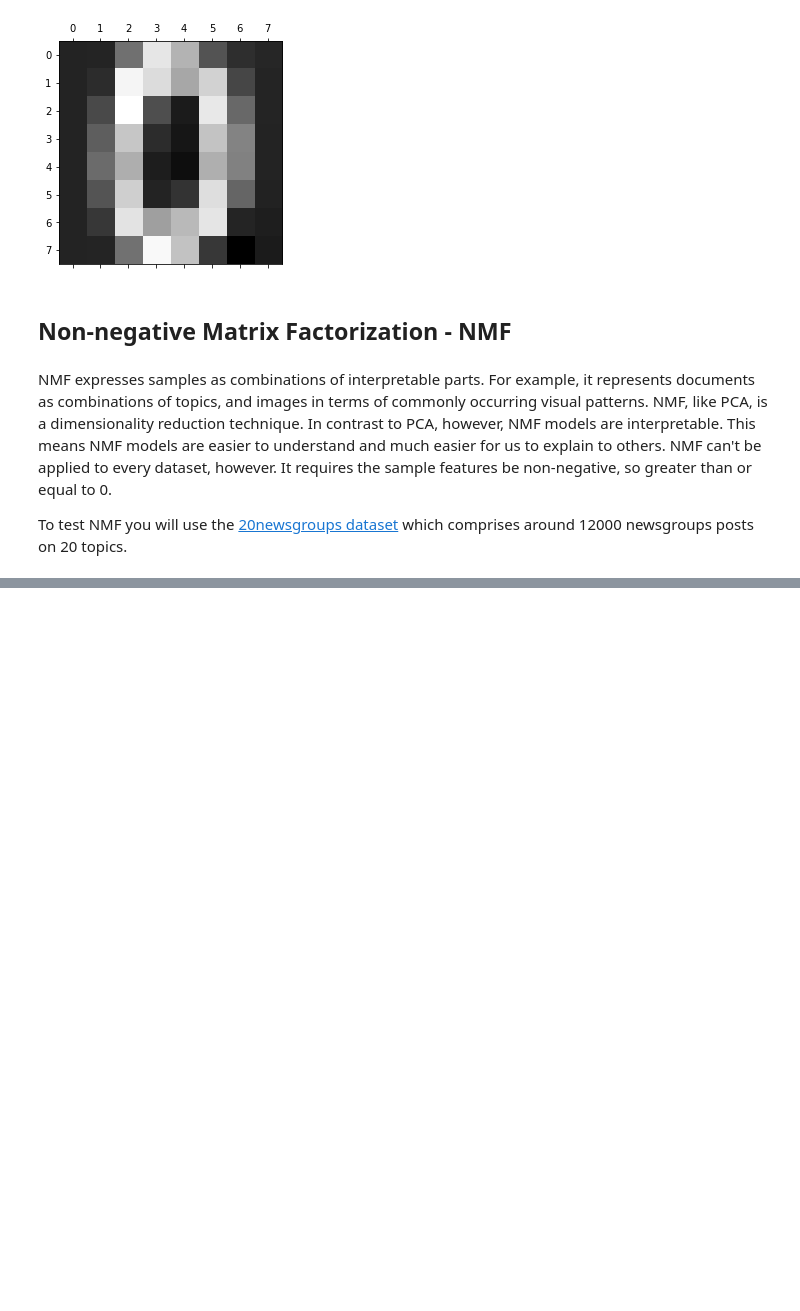
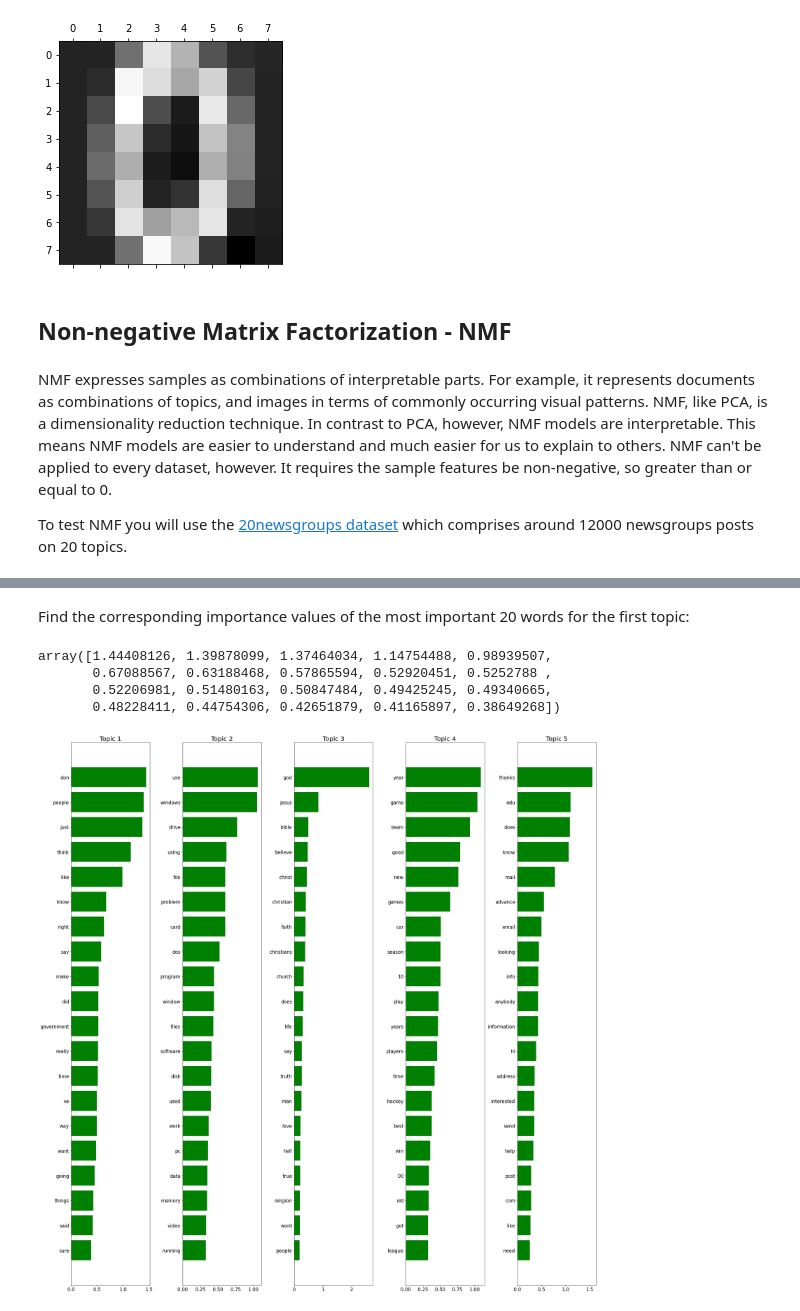
Before and after one commit to rahiakela/mlops-research-and-practice, a Jupyter notebook: MLOps-Specialization/course-3-machine-learning-modeling-pipelines-in-production/week-2-model-resource-management-techniques/02_algorithmic_dimensionality_reduction.ipynb, the cells around one changed output, grey strips where cells are left out. Saved outputs shown, nothing was run; the diff lists cells and outputs as text; code cells hidden in the pictures; blank space fills up the shorter version.

```diff
--- a/MLOps-Specialization/course-3-machine-learning-modeling-pipelines-in-production/week-2-model-resource-management-techniques/02_algorithmic_dimensionality_reduction.ipynb
+++ b/MLOps-Specialization/course-3-machine-learning-modeling-pipelines-in-production/week-2-model-resource-management-techniques/02_algorithmic_dimensionality_reduction.ipynb
@@ -397,0 +462,17 @@ To test NMF you will use the [20newsgroups dataset](https://scikit-learn.org/sta
+# %%
+# Desired number of components
+n_comp = 5
+
+# Instantiate NMF with the desired number of components
+nmf = NMF(n_components=n_comp, random_state=42)
+
+# Apply NMF to the vectorized data
+nmf.fit(vect_data)
+reduced_vect_data = nmf.transform(vect_data)
+
+# Print dimensionality
+print(f"Data has shape {reduced_vect_data.shape} after NMF.")
+print(f"Each data point has shape {reduced_vect_data[0].shape} after NMF.")
+
+# Save feature names (a list of 500 strings) for plotting
+feature_names = vectorizer.get_feature_names()
@@ -397,0 +569,42 @@ To test NMF you will use the [20newsgroups dataset](https://scikit-learn.org/sta
+# %% [markdown]
+Find the corresponding importance values of the most important 20 words for the first topic:
+# %%
+nmf.components_[0][idx_topic_importance]
+# %% [output]
+array([1.44408126, 1.39878099, 1.37464034, 1.14754488, 0.98939507,
+       0.67088567, 0.63188468, 0.57865594, 0.52920451, 0.5252788 ,
+       0.52206981, 0.51480163, 0.50847484, 0.49425245, 0.49340665,
+       0.48228411, 0.44754306, 0.42651879, 0.41165897, 0.38649268])
+# %%
+# Define function for plotting top 20 words for each topic
+def plot_words_for_topics(n_comp, nmf, feature_names):
+  fig, axes = plt.subplots(((n_comp-1)//5)+1, 5, figsize=(25, 25))
+  axes = axes.flatten()
+
+  for num_topic, topic in enumerate(nmf.components_, start=1):
+
+    # Plot only the top 20 words
+
+    # Get the top 20 indexes (starting from the most important index)
+    top_indexes = np.flip(topic.argsort())[:20]
+
+    # Get the corresponding feature name
+    top_features = [feature_names[i] for i in top_indexes]
+
+    # Get the importance of each word
+    importance = topic[top_indexes]
+
+    # Plot a barplot
+    ax = axes[num_topic-1]
+    ax.barh(top_features, importance, color="green")
+    ax.set_title(f"Topic {num_topic}", {"fontsize": 20})
+    ax.invert_yaxis()
+    ax.tick_params(labelsize=15)
+
+  plt.tight_layout()
+  plt.show()
+
+# Run the function
+plot_words_for_topics(n_comp, nmf, feature_names)
+# %% [output]
+[figure, added]
```
Also changed, not shown: parts of 29 cells of this notebook.
